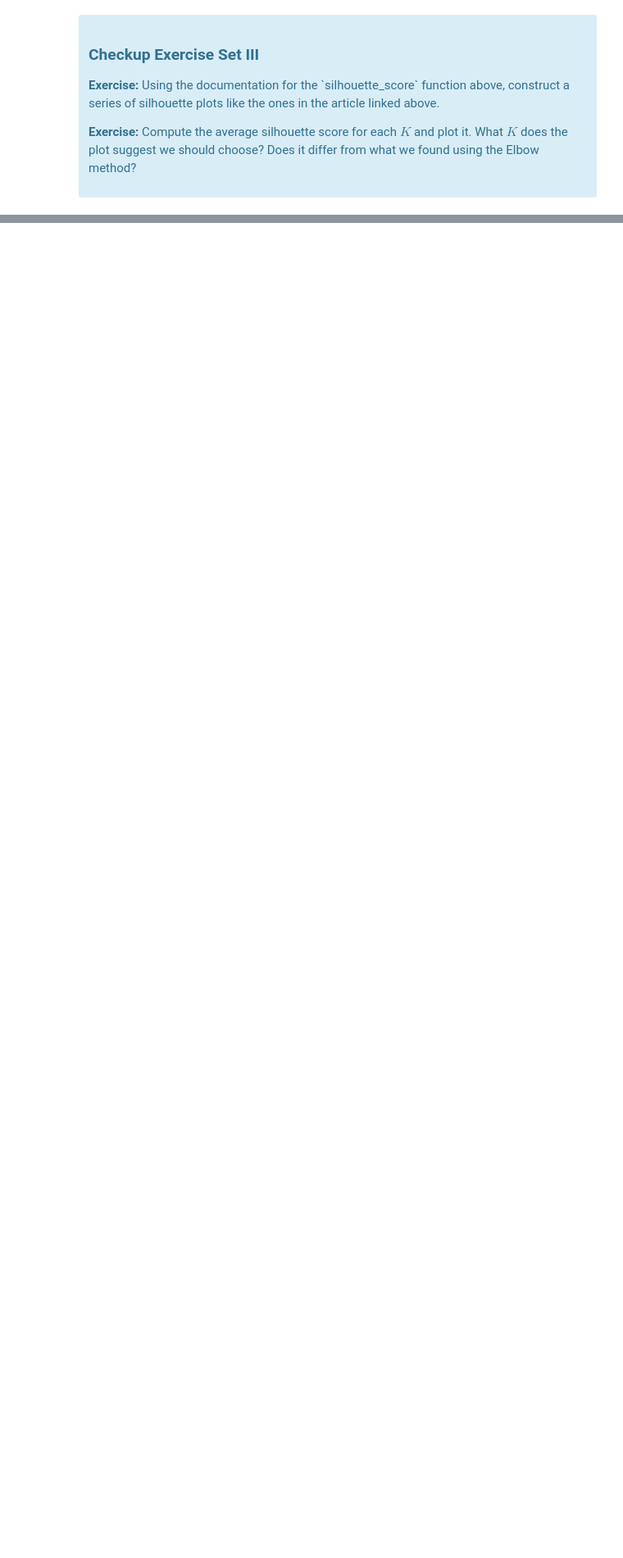
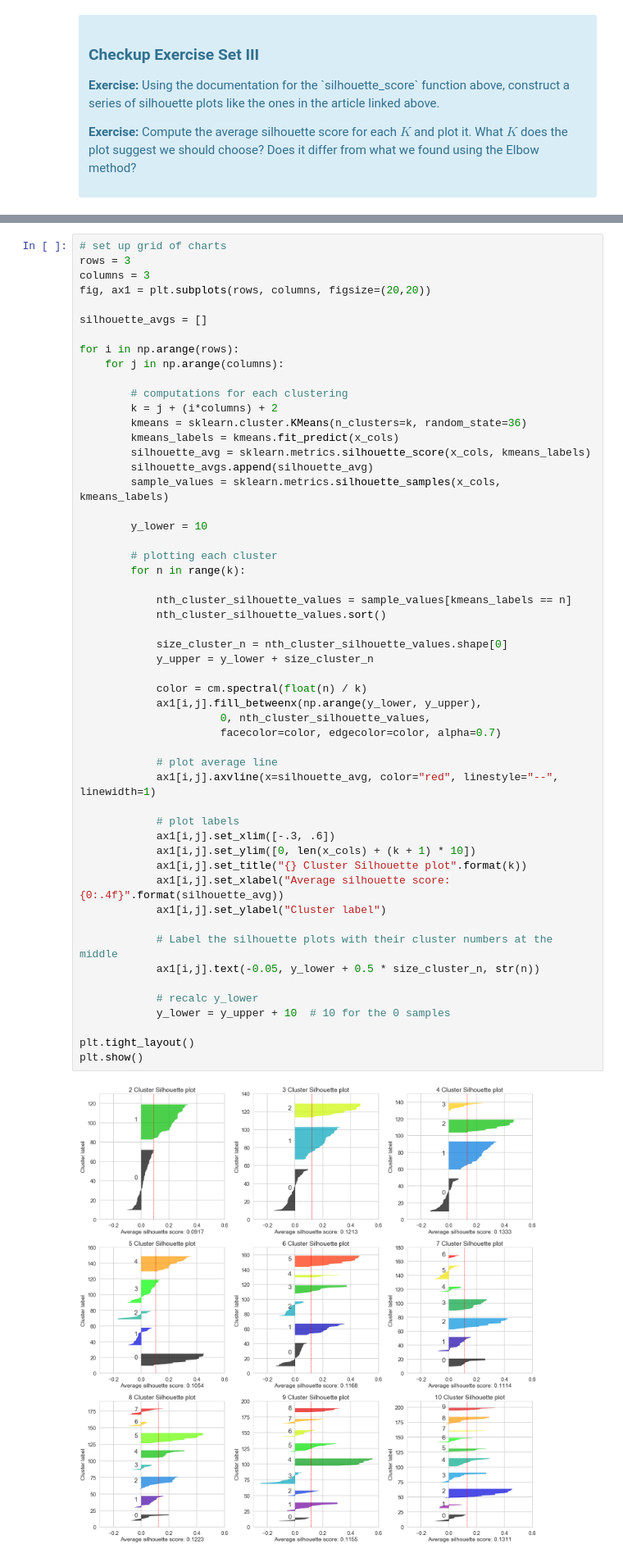
Before and after one commit to raymondgh/springboard-data-science, a Jupyter notebook: Minor Projects and Exercises/Clustering - Customer Segmentation/Mini_Project_Clustering.ipynb, the cells around one changed output, grey strips where cells are left out. Shown: that part at 82% size. Drawn from its saved outputs; the diff is of its cells as text; blank space fills up the shorter version.

```diff
--- a/Minor Projects and Exercises/Clustering - Customer Segmentation/Mini_Project_Clustering.ipynb
+++ b/Minor Projects and Exercises/Clustering - Customer Segmentation/Mini_Project_Clustering.ipynb
@@ -108,0 +157,55 @@ Fortunately, scikit-learn provides a function to compute this for us (phew!) cal
+# %%
+# set up grid of charts
+rows = 3
+columns = 3
+fig, ax1 = plt.subplots(rows, columns, figsize=(20,20))
+
+silhouette_avgs = []
+
+for i in np.arange(rows):
+    for j in np.arange(columns):
+
+        # computations for each clustering
+        k = j + (i*columns) + 2
+        kmeans = sklearn.cluster.KMeans(n_clusters=k, random_state=36)
+        kmeans_labels = kmeans.fit_predict(x_cols)
+        silhouette_avg = sklearn.metrics.silhouette_score(x_cols, kmeans_labels)
+        silhouette_avgs.append(silhouette_avg)
+        sample_values = sklearn.metrics.silhouette_samples(x_cols, kmeans_labels)
+
+        y_lower = 10
+
+        # plotting each cluster
+        for n in range(k):
+
+            nth_cluster_silhouette_values = sample_values[kmeans_labels == n]
+            nth_cluster_silhouette_values.sort()
+
+            size_cluster_n = nth_cluster_silhouette_values.shape[0]
+            y_upper = y_lower + size_cluster_n
+
+            color = cm.spectral(float(n) / k)
+            ax1[i,j].fill_betweenx(np.arange(y_lower, y_upper),
+                      0, nth_cluster_silhouette_values,
+                      facecolor=color, edgecolor=color, alpha=0.7)
+
+            # plot average line
+            ax1[i,j].axvline(x=silhouette_avg, color="red", linestyle="--", linewidth=1)
+
+            # plot labels
+            ax1[i,j].set_xlim([-.3, .6])
+            ax1[i,j].set_ylim([0, len(x_cols) + (k + 1) * 10])
+            ax1[i,j].set_title("{} Cluster Silhouette plot".format(k))
+            ax1[i,j].set_xlabel("Average silhouette score: {0:.4f}".format(silhouette_avg))
+            ax1[i,j].set_ylabel("Cluster label")
+
+            # Label the silhouette plots with their cluster numbers at the middle
+            ax1[i,j].text(-0.05, y_lower + 0.5 * size_cluster_n, str(n))
+
+            # recalc y_lower
+            y_lower = y_upper + 10  # 10 for the 0 samples
+
+plt.tight_layout()
+plt.show()
+# %% [output]
+[figure, added]
```
Also changed, not shown: parts of 27 cells of this notebook.
